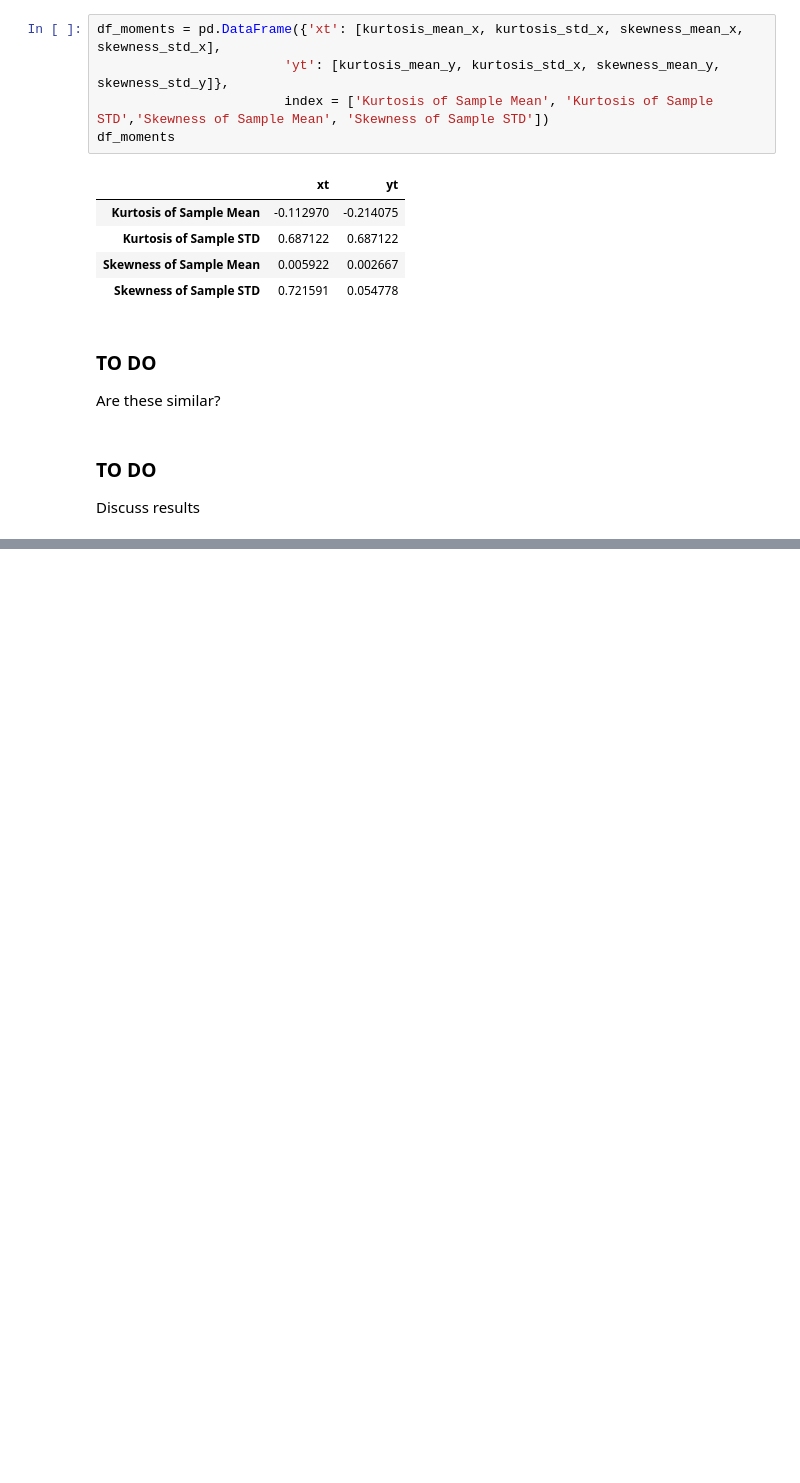
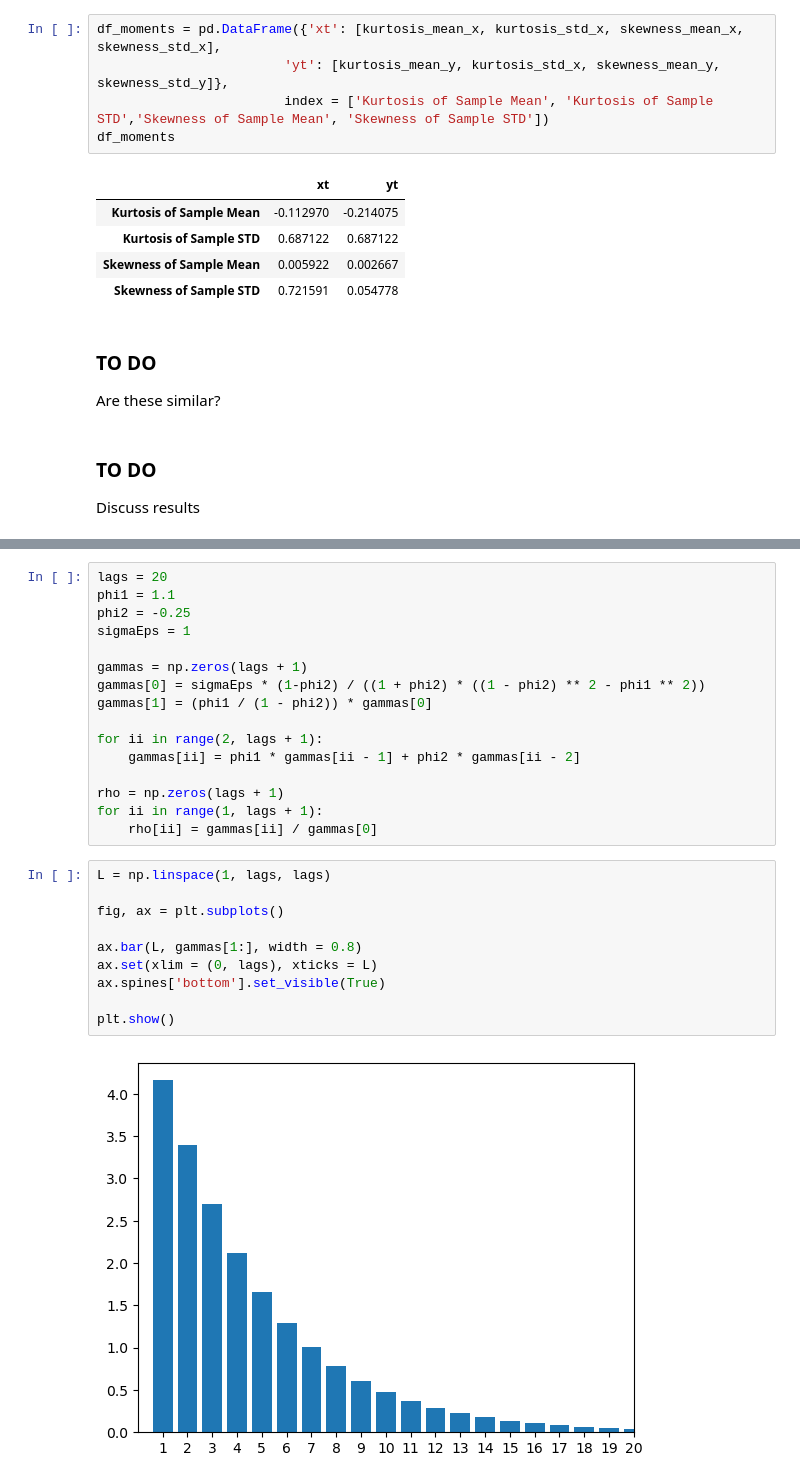
Before and after one commit to hg2777/Time-Series, a Jupyter notebook: PS2/ProblemSet2.ipynb, the cells around one changed output, grey strips where cells are left out. Cells and saved outputs as stored; diff of their text form; blank space fills up the shorter version.

```diff
--- a/PS2/ProblemSet2.ipynb
+++ b/PS2/ProblemSet2.ipynb
@@ -250,0 +267,28 @@ Discuss results
+# %%
+lags = 20
+phi1 = 1.1
+phi2 = -0.25
+sigmaEps = 1
+
+gammas = np.zeros(lags + 1)
+gammas[0] = sigmaEps * (1-phi2) / ((1 + phi2) * ((1 - phi2) ** 2 - phi1 ** 2))
+gammas[1] = (phi1 / (1 - phi2)) * gammas[0]
+
+for ii in range(2, lags + 1):
+    gammas[ii] = phi1 * gammas[ii - 1] + phi2 * gammas[ii - 2]
+
+rho = np.zeros(lags + 1)
+for ii in range(1, lags + 1):
+    rho[ii] = gammas[ii] / gammas[0]
+# %%
+L = np.linspace(1, lags, lags)
+
+fig, ax = plt.subplots()
+
+ax.bar(L, gammas[1:], width = 0.8)
+ax.set(xlim = (0, lags), xticks = L)
+ax.spines['bottom'].set_visible(True)
+
+plt.show()
+# %% [output]
+[figure, added]
```
Also changed, not shown: parts of 3 cells of this notebook.
